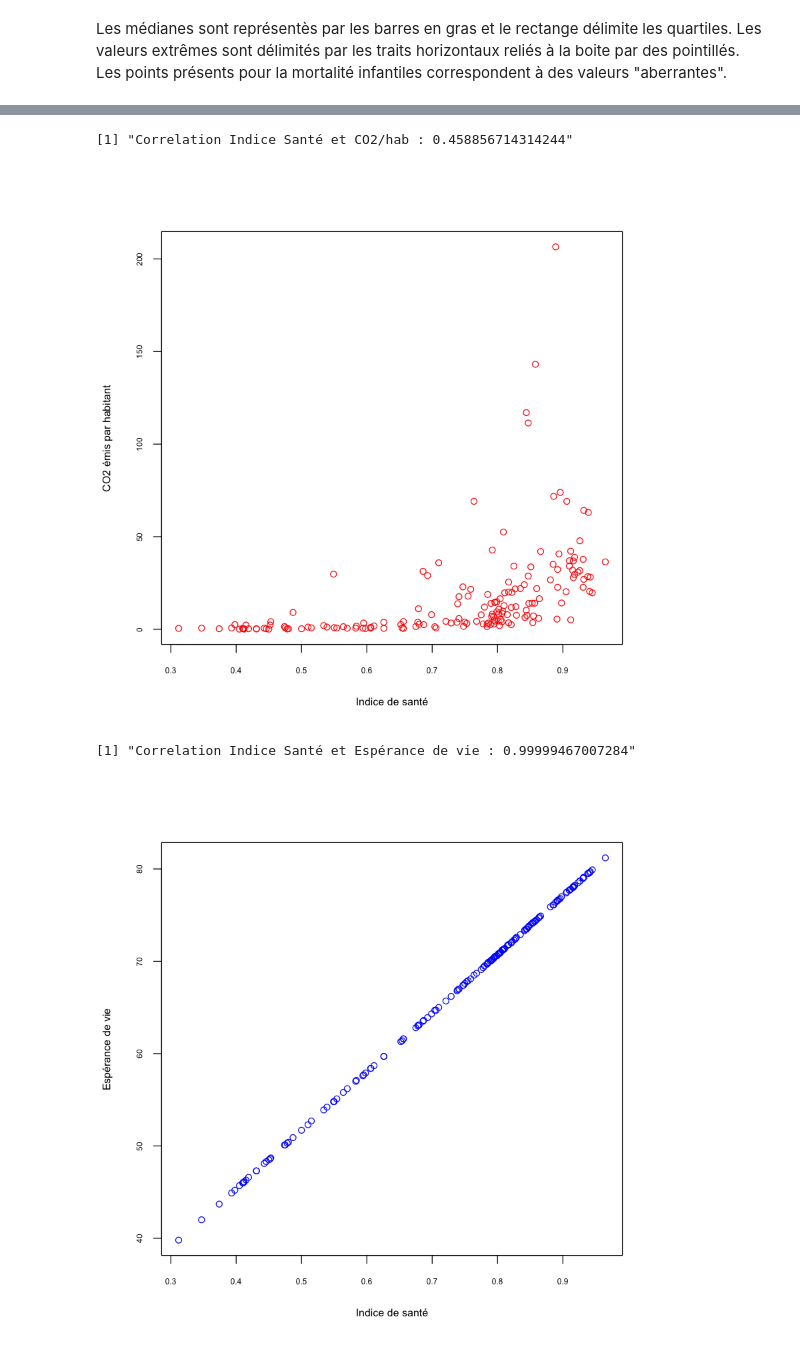
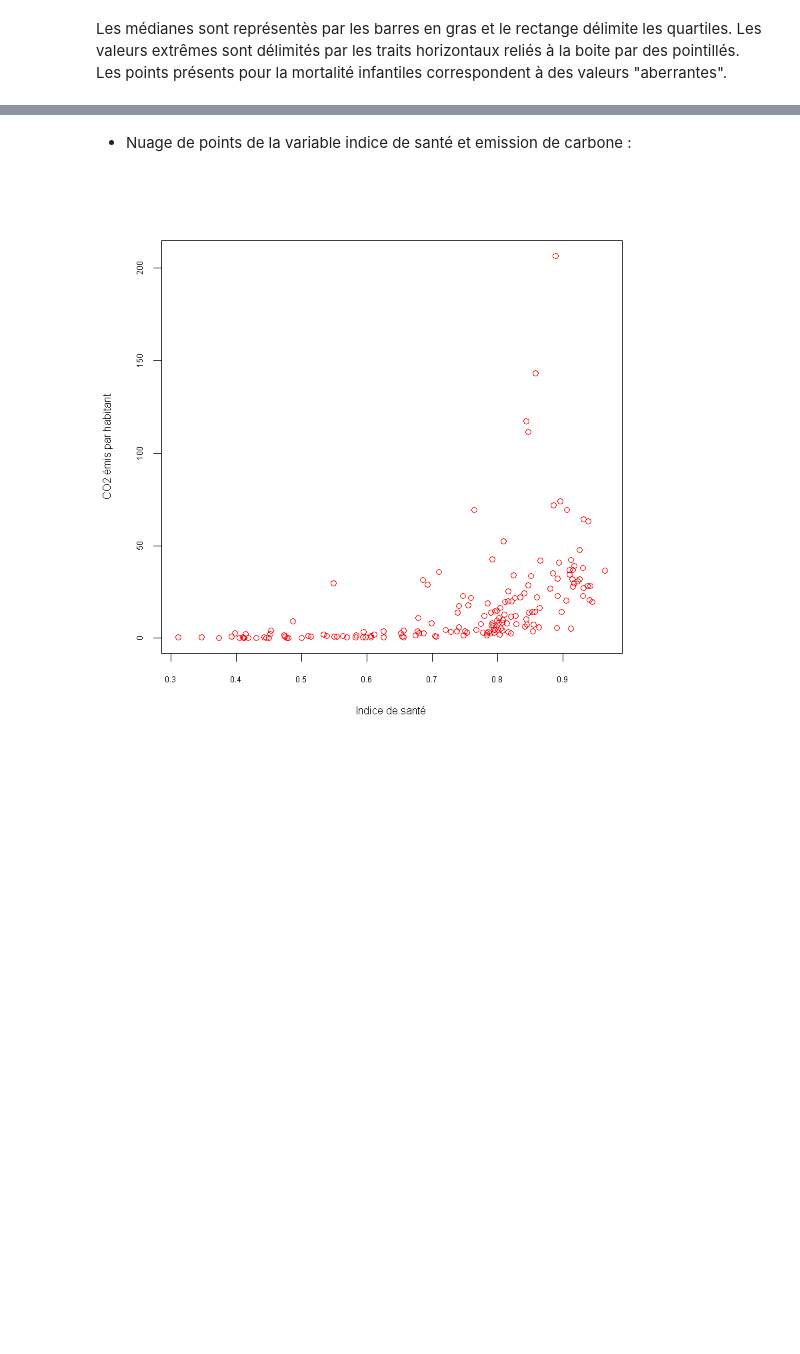
Before and after one commit to lbonnetain/MSI, a Jupyter notebook: TPmaison.ipynb, the cells around one changed output, grey strips where cells are left out. Saved outputs shown, nothing was run; the diff lists cells and outputs as text; code cells hidden in the pictures; blank space fills up the shorter version.

```diff
--- a/TPmaison.ipynb
+++ b/TPmaison.ipynb
@@ -263,11 +324,6 @@ Une variance centré réduite à une moyenne égale à 0 et une variance égale
+# %% [markdown]
+* Nuage de points de la variable indice de santé et emission de carbone :
 # %%
 plot(data$IndiceSante, data$'CO2/hab', xlab='Indice de santé', ylab='CO2 émis par habitant', cex.lab=0.8, cex.axis=0.6, col='red')
-paste('Correlation Indice Santé et CO2/hab :', cor(data$IndiceSante, data$'CO2/hab', method='pearson'))
-
-plot(data$IndiceSante, data$EsperanceVie, xlab='Indice de santé', ylab='Espérance de vie', cex.lab=0.8, cex.axis=0.6, col='blue')
-paste('Correlation Indice Santé et Espérance de vie :', cor(data$IndiceSante, data$EsperanceVie, method='pearson'))
 # %% [output]
-[1] "Correlation Indice Santé et CO2/hab : 0.458856714314244"
-[figure, old version]
+[figure, new version]
-[1] "Correlation Indice Santé et Espérance de vie : 0.99999467007284"
-[figure, removed]
```
Also changed, not shown: parts of 103 cells of this notebook.
